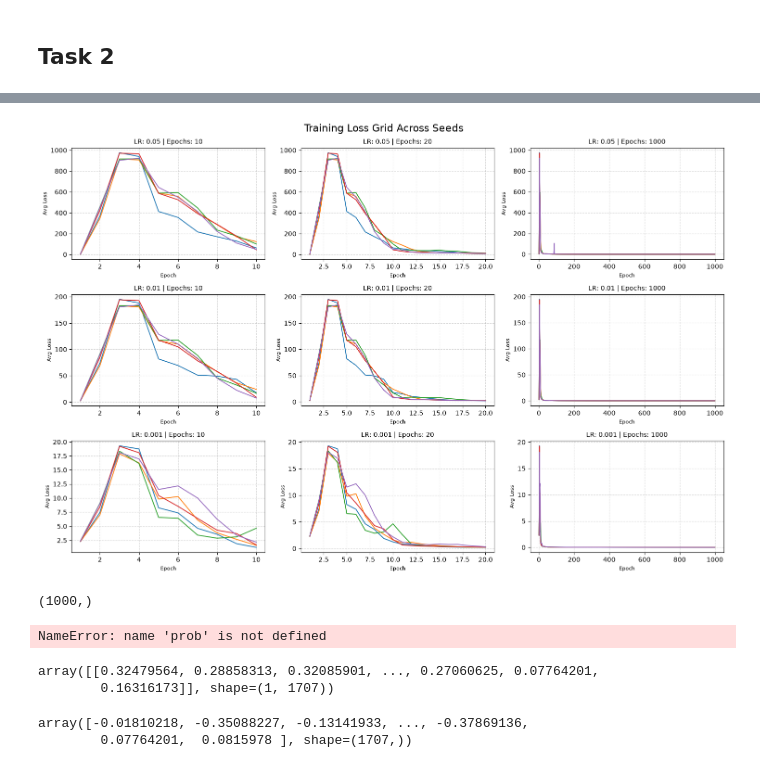
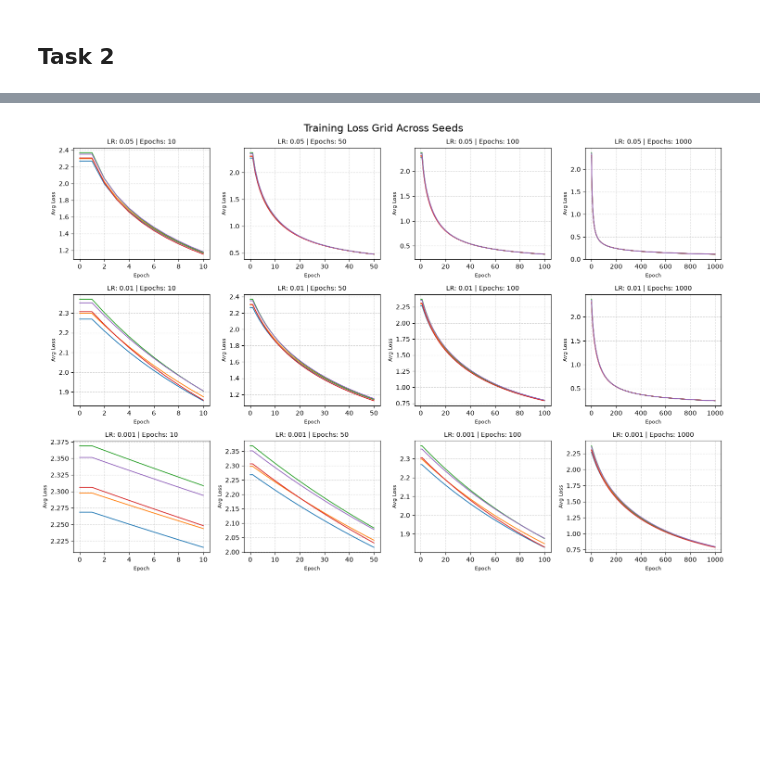
Before and after one commit to HippolyteLC/IDL, a Jupyter notebook: assignment_1/a1.ipynb, the cells around one changed output, grey strips where cells are left out. Drawn from its saved outputs; the diff is of its cells as text; code cells hidden in the pictures; blank space fills up the shorter version.

Commit message:
finished setup, added normalization factor on gradient to smoothen curve

```diff
--- a/assignment_1/a1.ipynb
+++ b/assignment_1/a1.ipynb
@@ -131,8 +131,8 @@ Shapes: 1707 (1707,)
 ## Task 2
 # %%
 seeds = [11, 33, 99, 297, 891]
-lrs = [0.05, 0.01,0.001]
-epochs = [10, 20, 1000]
+lrs = [0.05, 0.01, 0.001]
+epochs = [10, 50, 100, 1000]
 
 def run_experiment(seeds, lrs, epochs):
     experiment_logs= []
@@ -162,7 +162,15 @@ def run_experiment(seeds, lrs, epochs):
                 variance_W = 4 / (in_dim + out_dim)
                 W = np.hstack((np.zeros((out_dim, 1)), np.random.normal(0, variance_W, (out_dim, in_dim))))
 
-                loss = []
+                f = W @ T #logit outputs
+                f_max = np.max(f, axis=0)
+                exp_f = np.exp(f - f_max) # prevent overflow
+                log_sum_exp = f_max + np.log(np.sum(exp_f, axis=0)) # factor out the fmax from f_i - fmax in the sum iteration
+                target_logits = f[y, np.arange(f.shape[1])]
+                L = -np.sum(target_logits - log_sum_exp) #mutliclass cross entropy loss computation
+                loss = [L]
+
+                # print(f"Epoch 0 | Avg loss: {L / n_samples:.6f}")
 
                 for i in range(n_epochs):
                     f = W @ T #logit outputs
@@ -173,12 +181,12 @@ def run_experiment(seeds, lrs, epochs):
                     L = -np.sum(target_logits - log_sum_exp) #mutliclass cross entropy loss computation
 
                     loss.append(L)
-                    print(f"Epoch {i+1} | Avg loss: {L / n_samples:.6f}")
+                    # print(f"Epoch {i+1} | Avg loss: {L / n_samples:.6f}")
 
                     prob = exp_f / np.sum(exp_f, axis=0)
                     prob[y, np.arange(f.shape[1])] -= 1.0
                     dW = prob @ T.T
-                    W = W - lr*dW
+                    W = W - lr*dW/n_samples
 
                 predictions = np.argmax(f, axis=0)
                 accuracy = np.sum((predictions == y).astype(int))/y.shape[0]
@@ -199,20 +207,29 @@ def run_experiment(seeds, lrs, epochs):
                 exp_f = np.exp(f - f_max) # prevent overflow
                 log_sum_exp = f_max + np.log(np.sum(exp_f, axis=0)) # factor out the fmax from f_i - fmax in the sum iteration
                 target_logits = f[y_test, np.arange(f.shape[1])]
-                L = -np.sum(target_logits - log_sum_exp) #mutliclass cross entropy loss computation
+                L = -np.sum(target_logits - log_sum_exp) # mutliclass cross entropy loss computation
                 accuracy = np.sum((predictions == y_test).astype(int))/y_test.shape[0]
-                print(f"(Test) | Avg loss: {L / y_test.shape[0]:.6f}| Accuracy: {accuracy:.6f}")
 
                 experiment_log["test_loss"] = L / L / y_test.shape[0]
                 experiment_log["test_accuracy"] = accuracy
                 experiment_logs.append(experiment_log)
 
                 avg_losses = [l / n_samples for l in loss]
-                ax.plot(range(1, n_epochs + 1), avg_losses, linewidth=1.3, label=f"Seed: {seed}")
+                ax.plot(range(n_epochs+1), avg_losses, linewidth=1.3, label=f"Seed: {seed}")
+
+                print("="*40)
+                print(f"Run: seed {seed}, {n_epochs} epochs, {lr} lr\n")
+                print(f'(Train) | Avg loss: {experiment_log["avg_train_loss"]:.6f}| Accuracy: {experiment_log["train_accuracy"]:.6f}')
+                print(f"(Test) | Avg loss: {L / y_test.shape[0]:.6f}| Accuracy: {accuracy:.6f}\n")
+
+
+
             ax.set_title(f"LR: {lr} | Epochs: {n_epochs}", fontsize=10)
             ax.set_xlabel("Epoch", fontsize=8)
             ax.set_ylabel("Avg Loss", fontsize=8)
             ax.grid(True, linestyle="--", alpha=0.5)
+            ax.relim()
+            ax.autoscale_view()
 
     plt.tight_layout()
     plt.savefig(f"grid_loss_combined_seeds.png")
@@ -246,14 +263 @@ Epoch 437 | Avg loss
-[figure, old version]
+[figure, new version]
-# %%
-y_test.shape
-# %% [output]
-(1000,)
-# %%
-prob
-# %% [output]
-NameError: name 'prob' is not defined
-# %%
-f_max
-# %% [output]
-array([[0.32479564, 0.28858313, 0.32085901, ..., 0.27060625, 0.07764201,
-        0.16316173]], shape=(1, 1707))
@@ -262,5 +263,0 @@ target_logits = f[y.astype(int), np.arange(f.shape[1])]
-# %%
-target_logits
-# %% [output]
-array([-0.01810218, -0.35088227, -0.13141933, ..., -0.37869136,
-        0.07764201,  0.0815978 ], shape=(1707,))
```
Also changed, not shown: parts of 6 cells of this notebook, 2 other files.
